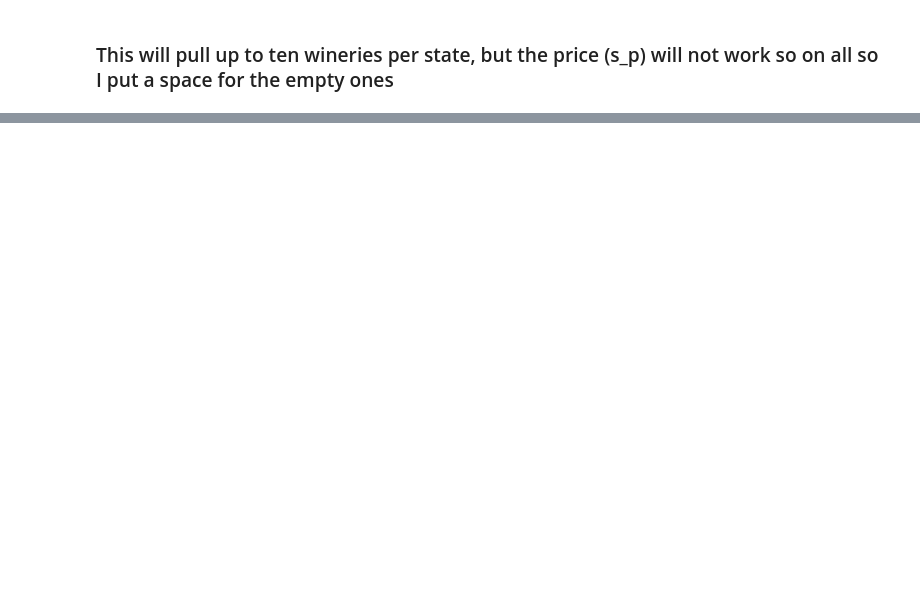
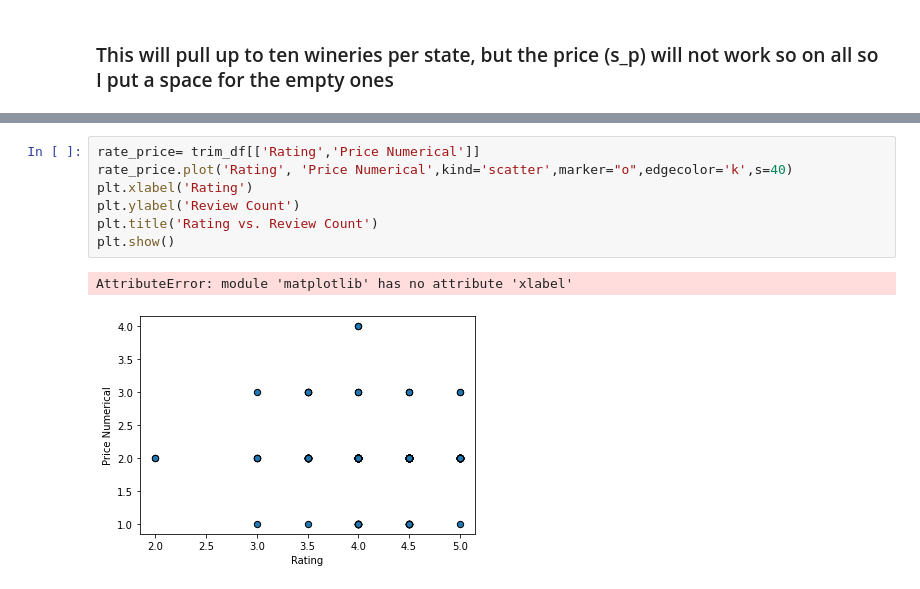
Before and after one commit to Asiha14/Got-Wine, a Jupyter notebook: Got-Wine.ipynb, the cells around one changed output, grey strips where cells are left out. Drawn from its saved outputs; the diff is of its cells as text; blank space fills up the shorter version.

```diff
--- a/Got-Wine.ipynb
+++ b/Got-Wine.ipynb
@@ -79,0 +258,10 @@ s_wine_df
+# %%
+rate_price= trim_df[['Rating','Price Numerical']]
+rate_price.plot('Rating', 'Price Numerical',kind='scatter',marker="o",edgecolor='k',s=40)
+plt.xlabel('Rating')
+plt.ylabel('Review Count')
+plt.title('Rating vs. Review Count')
+plt.show()
+# %% [output]
+AttributeError: module 'matplotlib' has no attribute 'xlabel'
+[figure, added]
```
Also changed, not shown: parts of 17 cells of this notebook, 2 other files.
